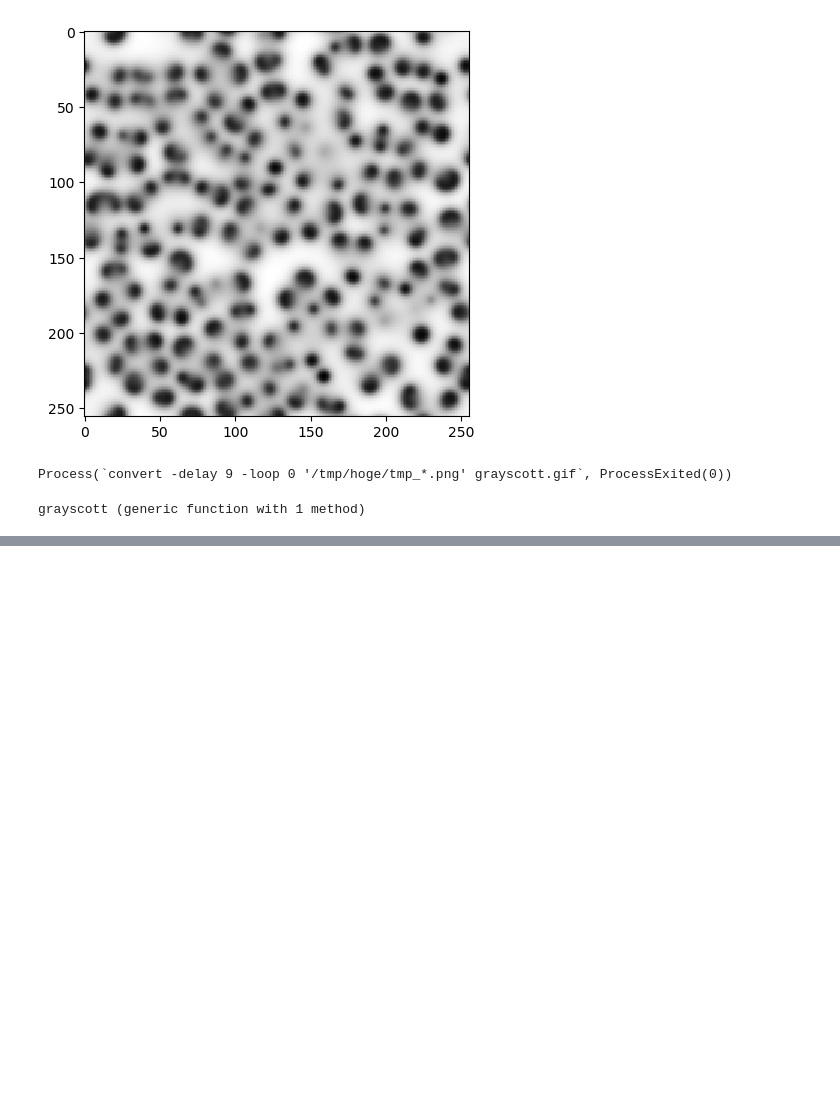
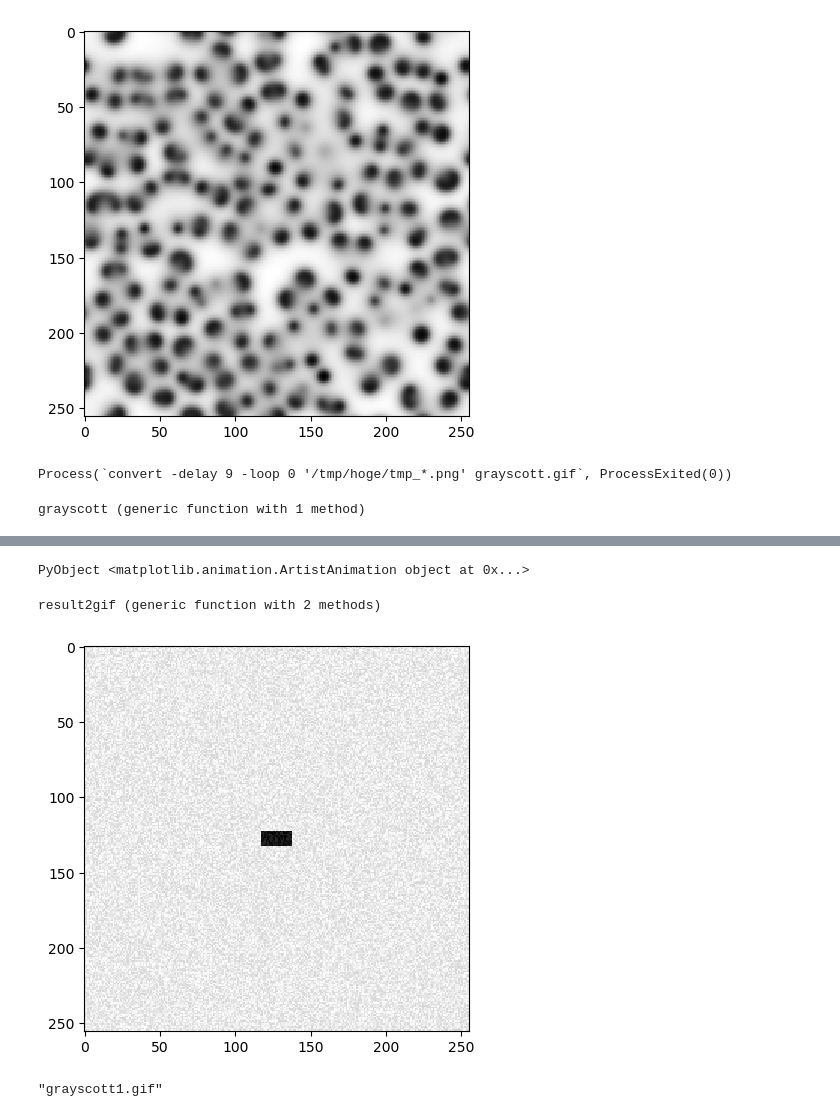
Before and after one commit to naono-git/alife_julia, a Jupyter notebook: chap02/c1_gray_scott.ipynb, the cells around one changed output, grey strips where cells are left out. Saved outputs shown, nothing was run; the diff lists cells and outputs as text; code cells hidden in the pictures; blank space fills up the shorter version.

```diff
--- a/chap02/c1_gray_scott.ipynb
+++ b/chap02/c1_gray_scott.ipynb
@@ -75,7 +75,7 @@ run(`mkdir -p /tmp/hoge`)
 fff = glob("*.png","/tmp/hoge");
 rm.(fff);
 
-fig = PyPlot.figure("grayscott",figsize=(5,5))
+fig1 = PyPlot.figure("grayscott",figsize=(5,5))
 PyPlot.imshow(u,cmap="gray");
 PyPlot.savefig(@sprintf("/tmp/hoge/tmp_%06d",0), bbox_inches="tight")
 
@@ -149,0 +159,2 @@ end
+# %%
+animation = PyCall.pyimport("matplotlib.animation")
@@ -149,0 +163,4 @@ end
+# %%
+anime1 = animation[:ArtistAnimation](fig1, snap1, interval=1000/30)
+# %% [output]
+PyObject <matplotlib.animation.ArtistAnimation object at 0x...>
@@ -149,0 +169,23 @@ end
+# %%
+function result2gif(xxt; filename="tmp.gif")
+    fig = PyPlot.figure("reaction diffusion", figsize=(5,5))
+    PyPlot.imshow(xxt[1,:,:], cmap="gray");
+
+    ns = size(xxt)[1]
+    snap = []
+
+    for s in 1:ns
+        img = PyPlot.imshow(xxt[s,:,:], cmap="gray");
+        push!(snap,[img])
+    end
+    anime = animation[:ArtistAnimation](fig, snap, interval=1000/30)
+    anime[:save](filename, writer="imagemagick")
+    return(filename)
+end
+# %% [output]
+result2gif (generic function with 2 methods)
+# %%
+result2gif(result1["us"],filename="grayscott1.gif")
+# %% [output]
+[figure, added]
+"grayscott1.gif"
```
Also changed, not shown: parts of 10 cells of this notebook.
